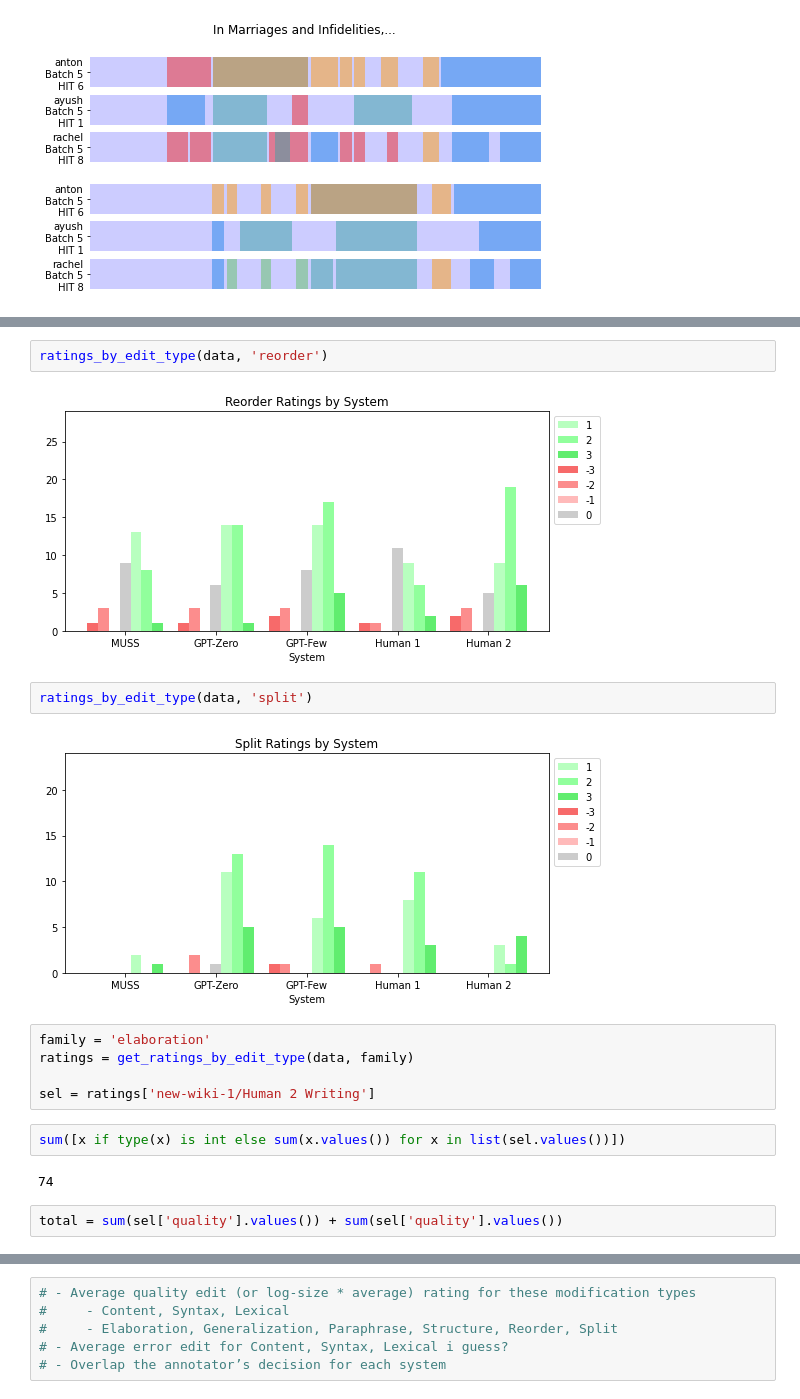
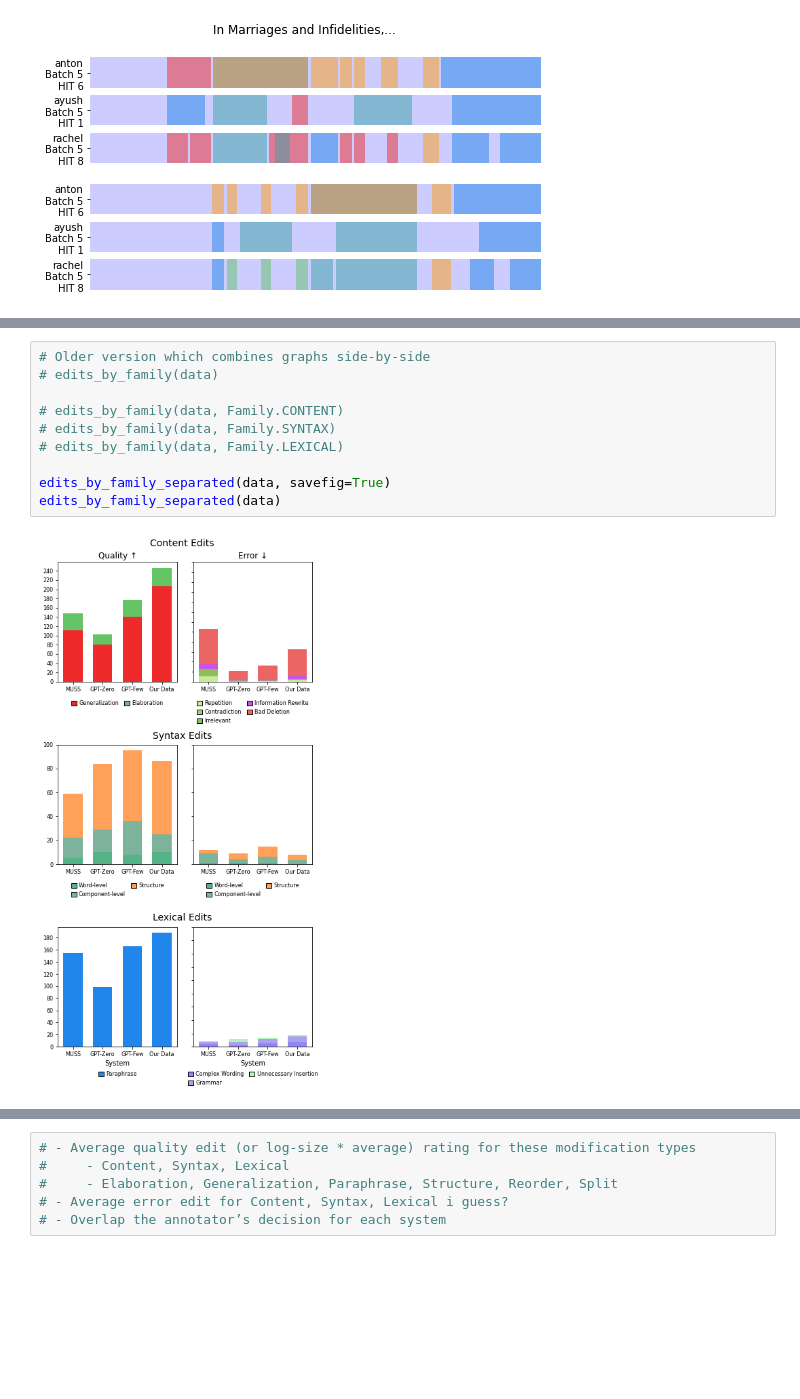
Before and after one commit to Yao-Dou/ts-annotation-tool, a Jupyter notebook: data/analysis/analysis.ipynb, the cells around one changed output, grey strips where cells are left out. Saved outputs shown, nothing was run; the diff lists cells and outputs as text; blank space fills up the shorter version.

```diff
--- a/data/analysis/analysis.ipynb
+++ b/data/analysis/analysis.ipynb
@@ -529,19 +150,12 @@ ratings_by_edit_type(data, 'structure')
-# %%
-ratings_by_edit_type(data, 'reorder')
-# %% [output]
-[figure, removed]
-# %%
-ratings_by_edit_type(data, 'split')
-# %% [output]
-[figure, removed]
-# %%
-family = 'elaboration'
-ratings = get_ratings_by_edit_type(data, family)
-
-sel = ratings['new-wiki-1/Human 2 Writing']
-# %%
-sum([x if type(x) is int else sum(x.values()) for x in list(sel.values())])
-# %% [output]
-74
-# %%
-total = sum(sel['quality'].values()) + sum(sel['quality'].values())
+# %%
+# Older version which combines graphs side-by-side
+# edits_by_family(data)
+
+# edits_by_family(data, Family.CONTENT)
+# edits_by_family(data, Family.SYNTAX)
+# edits_by_family(data, Family.LEXICAL)
+
+edits_by_family_separated(data, savefig=True)
+edits_by_family_separated(data)
+# %% [output]
+[figure, added]
```
Also changed, not shown: parts of 46 cells of this notebook, 10 other files.
